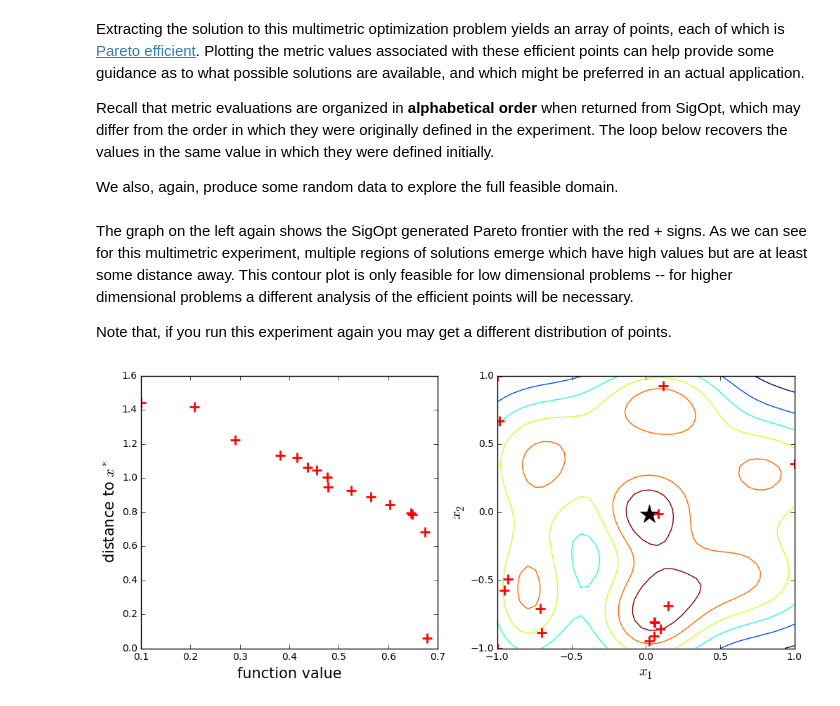
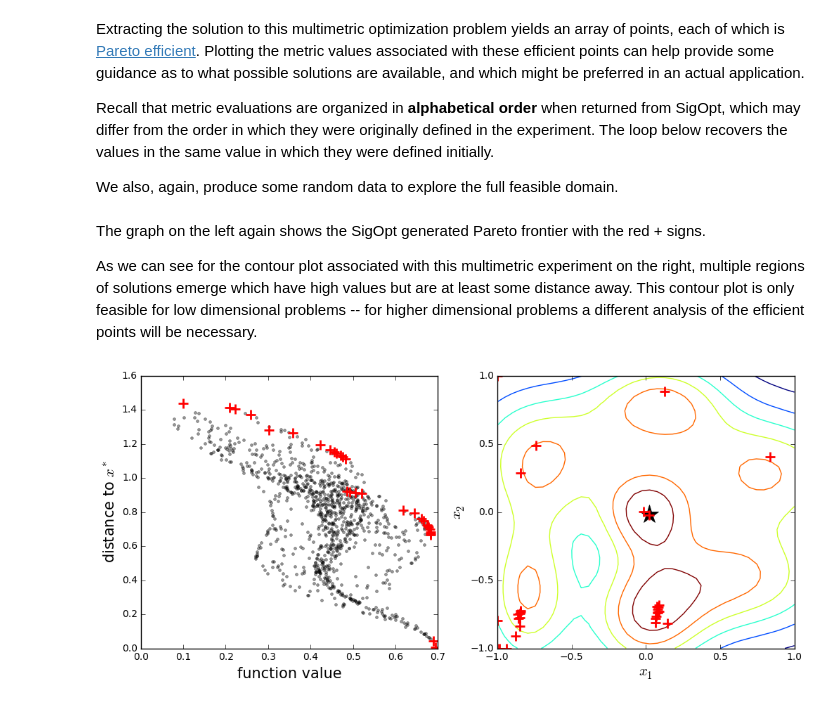
Before and after one commit to sigopt/sigopt-examples, a Jupyter notebook: multimetric-demo/finding_multiple_optima.ipynb, the cells around one changed output. Saved outputs shown, nothing was run; the diff lists cells and outputs as text; code cells hidden in the pictures.

Commit message:
Correcting images
Was originally pulling from random search instead of SigOpt.

```diff
--- a/multimetric-demo/finding_multiple_optima.ipynb
+++ b/multimetric-demo/finding_multiple_optima.ipynb
@@ -13,6 +13,7 @@ from matplotlib import pyplot as plt
 
 # Matplotlib stuff for generating plots
 efficient_opts = {'linewidth': 0, 'marker': '+', 'color': 'r', 'markersize': 10, 'markeredgewidth': 2}
+dominated_opts = {'linewidth': 0, 'marker': '.', 'color': 'k', 'alpha': .4}
 
 from sigopt.interface import Connection
 
@@ -65,7 +66,7 @@ experiment = conn.experiments().create(**multimodal_first_solution_meta)
 # %%
 while experiment.progress.observation_count < experiment.observation_budget:
     suggestion = conn.experiments(experiment.id).suggestions().create()
-    sleep(3)
+    sleep(2)
     value = multimodal_function(**suggestion.assignments)
     conn.experiments(experiment.id).observations().create(suggestion=suggestion.id, value=value)
     experiment = conn.experiments(experiment.id).fetch()
@@ -117,7 +118,7 @@ experiment = conn.experiments().create(**multimetric_second_solution_meta)
 # %%
 while experiment.progress.observation_count < experiment.observation_budget:
     suggestion = conn.experiments(experiment.id).suggestions().create()
-    sleep(3)
+    sleep(2)
     values = multimetric_value_distance_function(suggestion.assignments, x_star)
     conn.experiments(experiment.id).observations().create(suggestion=suggestion.id, values=values)
     experiment = conn.experiments(experiment.id).fetch()
@@ -145,23 +146,24 @@ random_values = numpy.empty((len(rand_pts), 2))
 for k, pt in enumerate(rand_pts):
     random_values[k, :] = [v['value'] for v in multimetric_value_distance_function({'x1': pt[0], 'x2': pt[1]}, x_star)]
 # %% [markdown]
-The graph on the left again shows the SigOpt generated Pareto frontier with the red + signs.  As we can see for this multimetric experiment, multiple regions of solutions emerge which have high values but are at least some distance away.  This contour plot is only feasible for low dimensional problems -- for higher dimensional problems a different analysis of the efficient points will be necessary.
+The graph on the left again shows the SigOpt generated Pareto frontier with the red + signs.
 
-Note that, if you run this experiment again you may get a different distribution of points.
+As we can see for the contour plot associated with this multimetric experiment on the right, multiple regions of solutions emerge which have high values but are at least some distance away.  This contour plot is only feasible for low dimensional problems -- for higher dimensional problems a different analysis of the efficient points will be necessary.
 # %%
 fig, (ax1, ax2) = plt.subplots(1, 2, figsize=(12, 5))
 
+ax1.plot(random_values[:, 0], random_values[:, 1], **dominated_opts)
 ax1.plot(efficient_values[:, 0], efficient_values[:, 1], **efficient_opts)
 ax1.set_xlabel('function value', fontsize=15)
 ax1.set_ylabel('distance to $x^*$', fontsize=15)
 
 xplt = numpy.linspace(-1, 1, 40)
 X1, X2 = numpy.meshgrid(xplt, xplt)
 Y = multimodal_function(x1=X1, x2=X2)
 ax2.contour(X1, X2, Y)
 ax2.plot(x_star['x1'], x_star['x2'], '*k', markersize=20)
 ax2.plot(efficient_points[:, 0], efficient_points[:, 1], **efficient_opts)
 ax2.set_xlabel('$x_1$', fontsize=15)
 ax2.set_ylabel('$x_2$', fontsize=15);
 # %% [output]
-[figure, old version]
+[figure, new version]
```
Also changed, not shown: parts of 1 cell of this notebook, 2 other files.
